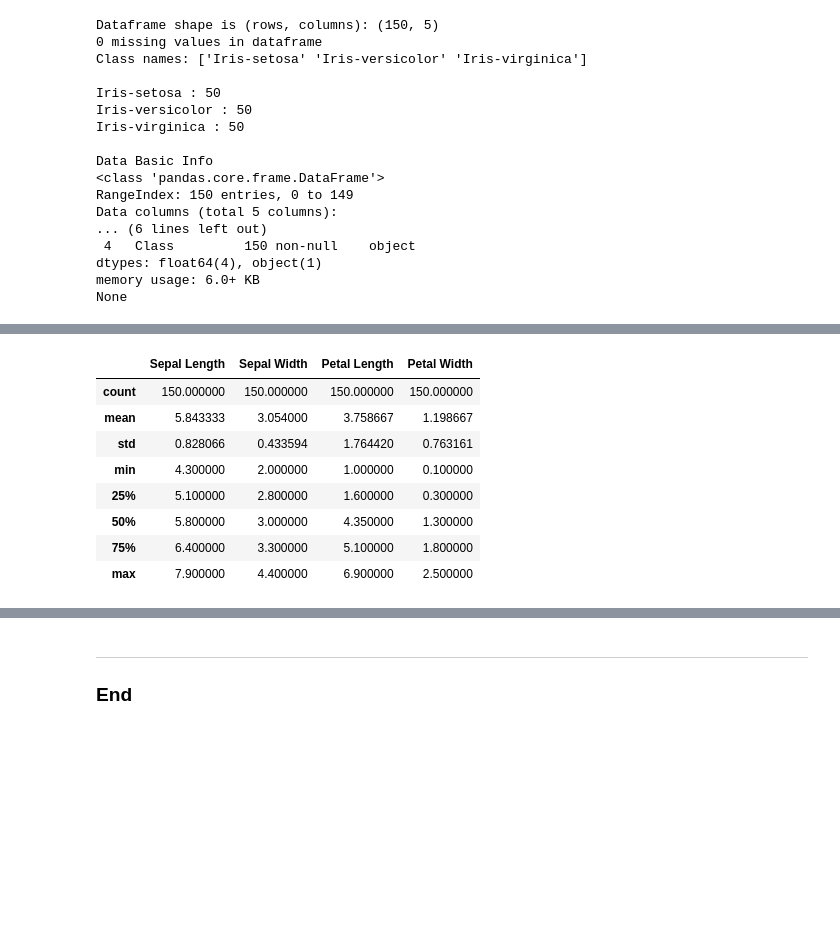
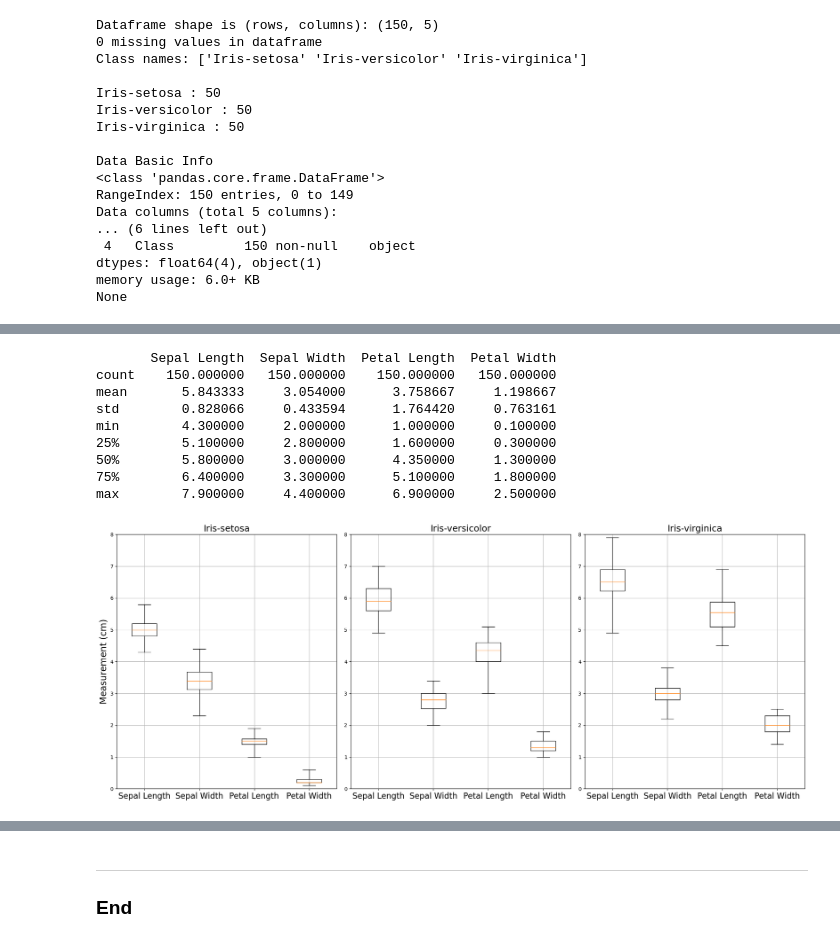
Before and after one commit to Eilis9/Fund_DA, a Jupyter notebook: project.ipynb, the cells around one changed output, grey strips where cells are left out. Saved outputs shown, nothing was run; the diff lists cells and outputs as text; code cells hidden in the pictures; blank space fills up the shorter version.

Commit message:
Project plots and correlation

```diff
--- a/project.ipynb
+++ b/project.ipynb
@@ -110,14 +128,30 @@ Python variables:
-# %%
-# Investigation of the numerical variables
-# Return the statistics of the numerical variables in the dataset and plot them
-data.describe()
-# %% [output]
-|  | Sepal Length | Sepal Width | Petal Length | Petal Width |
-| count | 150.000000 | 150.000000 | 150.000000 | 150.000000 |
-| mean | 5.843333 | 3.054000 | 3.758667 | 1.198667 |
-| std | 0.828066 | 0.433594 | 1.764420 | 0.763161 |
-| min | 4.300000 | 2.000000 | 1.000000 | 0.100000 |
-| 25% | 5.100000 | 2.800000 | 1.600000 | 0.300000 |
-| 50% | 5.800000 | 3.000000 | 4.350000 | 1.300000 |
-| 75% | 6.400000 | 3.300000 | 5.100000 | 1.800000 |
-| max | 7.900000 | 4.400000 | 6.900000 | 2.500000 |
+# %%
+# Investigation of the numerical variables
+# Return the statistics of the numerical variables in the dataset and plot them
+print(data.describe())
+
+# Set up boxplot fig with 3 subplots side by side
+fig, axs = plt.subplots(1, 3, figsize=(20, 8))
+# One y-axis label is enough
+axs[0].set_ylabel('Measurement (cm)', fontsize=18)
+for ax, iris in enumerate(class_names):
+    data_iris = data[data["Class"] == iris].drop(columns = 'Class').copy()
+    # Same y axis limit for all 3 variables for comparison
+    axs[ax].set_ylim(0, 8)
+    # whis is arbitrarily high so that the whiskers represent min and max
+    axs[ax].boxplot(data_iris, whis=10)
+    axs[ax].set_xticklabels(variables[:-1], fontsize=16)
+    axs[ax].set_title(iris, fontsize=18)
+    axs[ax].grid(visible=True, which='both', axis='both')
+fig.tight_layout()
+# %% [output]
+       Sepal Length  Sepal Width  Petal Length  Petal Width
+count    150.000000   150.000000    150.000000   150.000000
+mean       5.843333     3.054000      3.758667     1.198667
+std        0.828066     0.433594      1.764420     0.763161
+min        4.300000     2.000000      1.000000     0.100000
+25%        5.100000     2.800000      1.600000     0.300000
+50%        5.800000     3.000000      4.350000     1.300000
+75%        6.400000     3.300000      5.100000     1.800000
+max        7.900000     4.400000      6.900000     2.500000
+[figure, added]
```
Also changed, not shown: parts of 10 cells of this notebook, 4 other files.
